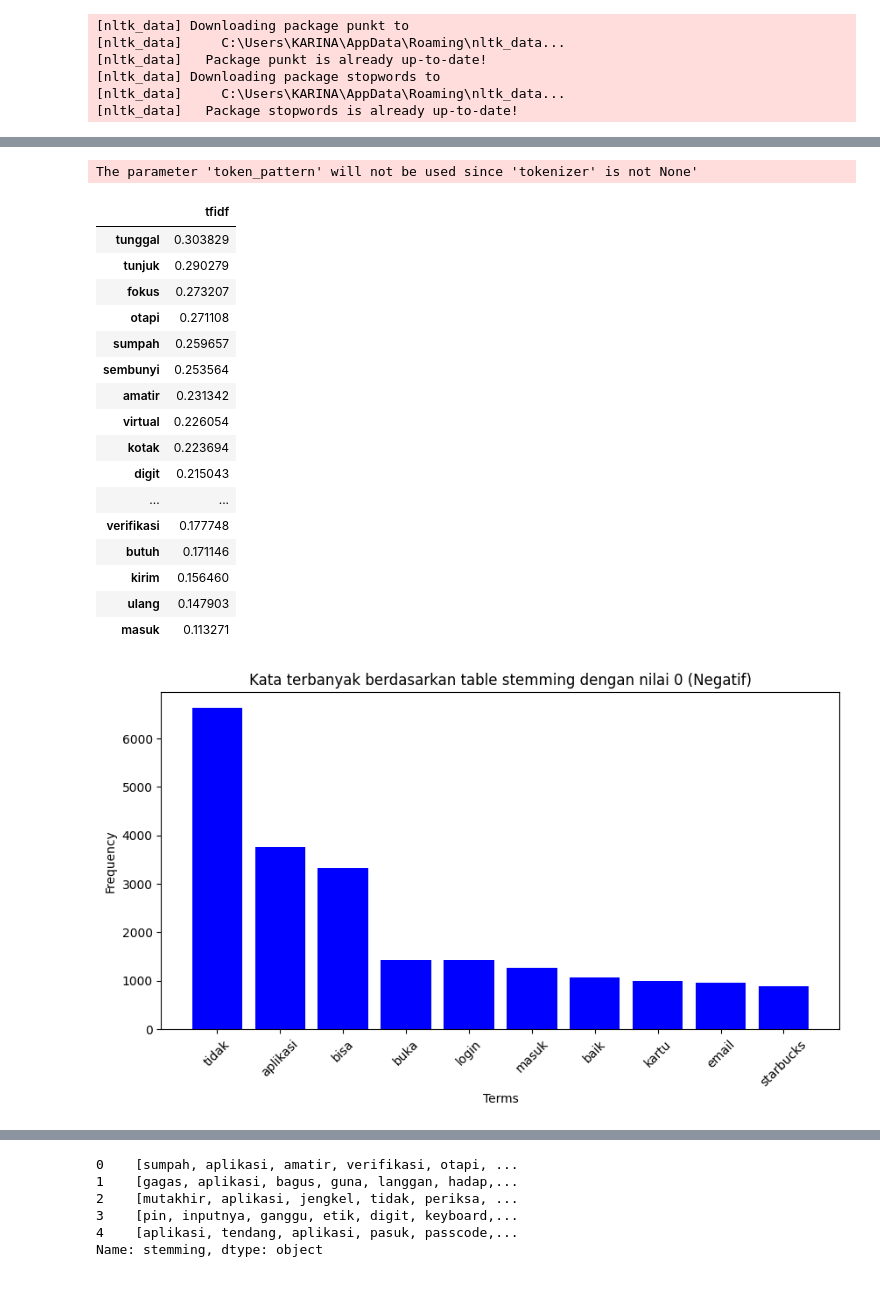
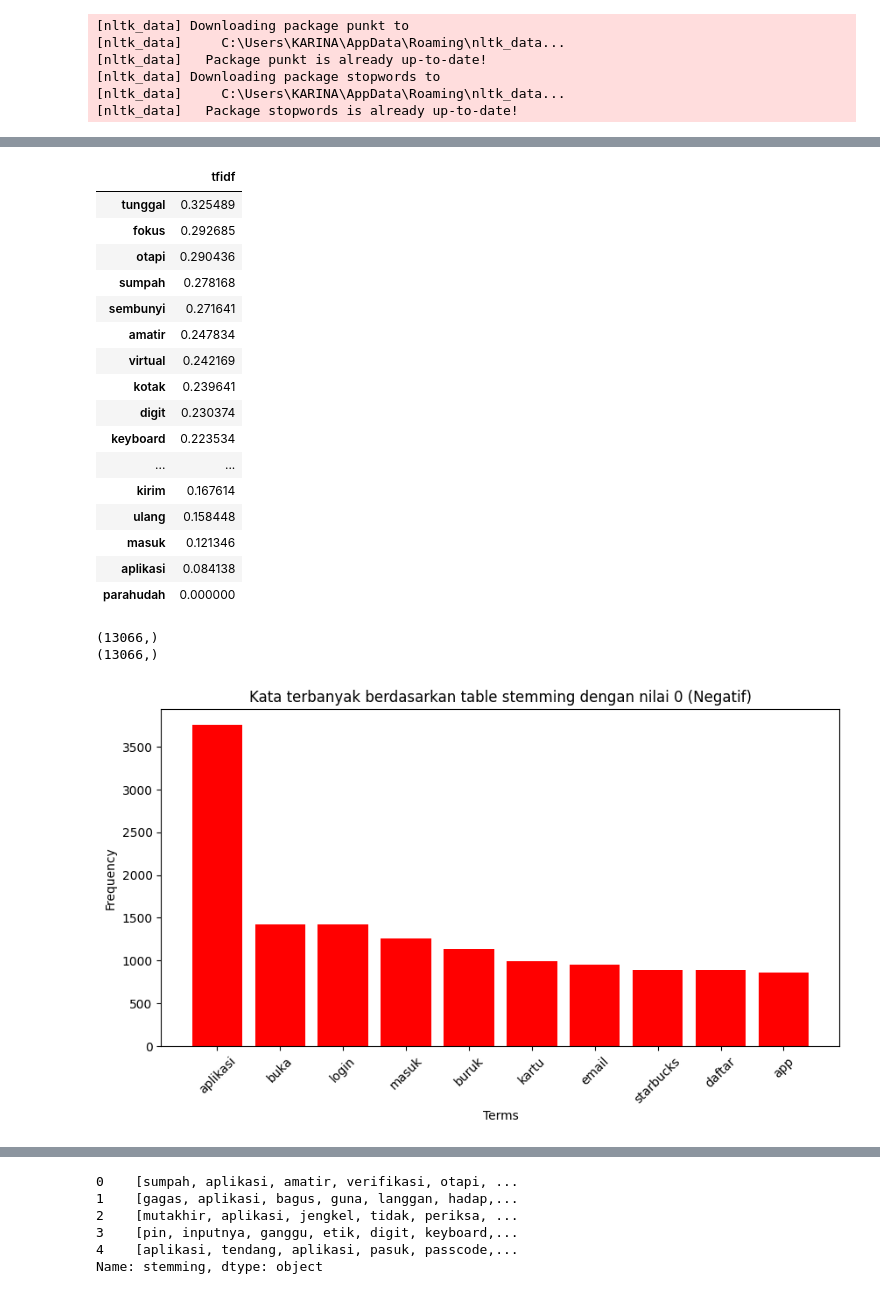
Before and after one commit to alamcahyo/Private_prjct_Alam_coffee, a Jupyter notebook: Skripsi Full/Skripsi_Full.ipynb, the cells around one changed output, grey strips where cells are left out. Cells and saved outputs as stored; diff of their text form; code cells hidden in the pictures.

```diff
--- a/Skripsi Full/Skripsi_Full.ipynb
+++ b/Skripsi Full/Skripsi_Full.ipynb
@@ -111,8 +112,9 @@ import nltk
 nltk.download('stopwords')
 from nltk.corpus import stopwords
 stop = stopwords.words('indonesian')
-stop.remove('tidak')
-stop.remove('bisa')
+stop.append('baik')
+stop.append('baik ')
+stop.append(' baik')
 df['stopwords'] = df['cleaning'].apply(lambda x:' '.join([word for word in x.split() if word not in (stop)]))
 df.head(10)
 # %% [output]
@@ -283,7 +285,7 @@ df.head()
 | 4 | The apps keeps kicking me out fro... | Aplikasi terus menendang saya kel... | negative | aplikasi terus menendang saya kel... | aplikasi menendang aplikasi memas... | ['aplikasi', 'menendang', 'aplika... | aplikasi tendang aplikasi pasuk p... |
 # %%
 # Assuming 'df' is your DataFrame and 'column_name' is the name of the float column
-df['stemming'] = df['stemming'].astype(str)
+df['stemming_fix'] = df['stemming_fix'].astype(str)
 # %%
 nb=df.drop(columns=['review_description','text','cleaning','stopwords','tokenization'])
 nb.columns=['sentiment','stemming']
@@ -303,0 +306,11 @@ nb.head(10)
+# %%
+# STOPWORDS
+import nltk
+nltk.download('stopwords')
+from nltk.corpus import stopwords
+stop = stopwords.words('indonesian')
+stop.append('baik')
+stop.append('baik ')
+stop.append(' baik')
+df['stemming_fix'] = df['stemming'].apply(lambda x:' '.join([word for word in x.split() if word not in (stop)]))
+df.head()
@@ -306,7 +329,7 @@ import pandas as pd
 from sklearn.feature_extraction.text import CountVectorizer, TfidfTransformer
 
 # Asumsikan df sudah diinisialisasi dan memiliki kolom 'stemming'
-text = df['stemming']
+text = df['stemming_fix']
 
 # Inisialisasi CountVectorizer
 count = CountVectorizer(tokenizer=lambda x: x.split())
@@ -340,21 +363,20 @@ df_tfidf.sort_values(by=['tfidf'], ascending=False, inplace=True)
 # Menampilkan DataFrame TF-IDF
 df_tfidf.head(20)
 # %% [output]
-The parameter 'token_pattern' will not be used since 'tokenizer' is not None'
 |  | tfidf |
-| tunggal | 0.303829 |
-| tunjuk | 0.290279 |
-| fokus | 0.273207 |
-| otapi | 0.271108 |
-| sumpah | 0.259657 |
-| sembunyi | 0.253564 |
-| amatir | 0.231342 |
-| virtual | 0.226054 |
-| kotak | 0.223694 |
-| digit | 0.215043 |
+| tunggal | 0.325489 |
+| fokus | 0.292685 |
+| otapi | 0.290436 |
+| sumpah | 0.278168 |
+| sembunyi | 0.271641 |
+| amatir | 0.247834 |
+| virtual | 0.242169 |
+| kotak | 0.239641 |
+| digit | 0.230374 |
+| keyboard | 0.223534 |
 | ... | ... |
-| verifikasi | 0.177748 |
-| butuh | 0.171146 |
-| kirim | 0.156460 |
-| ulang | 0.147903 |
-| masuk | 0.113271 |
+| kirim | 0.167614 |
+| ulang | 0.158448 |
+| masuk | 0.121346 |
+| aplikasi | 0.084138 |
+| parahudah | 0.000000 |
@@ -361,33 +388,39 @@ The parameter 'token_pattern' will not be used since 'tokenizer' is not None'
+# %%
+print(X.shape)
+print(y.shape)
+# %% [output]
+(13066,)
+(13066,)
 # %%
 import pandas as pd
 from collections import Counter
 import matplotlib.pyplot as plt
 
 
 # Filter to get rows where label is 0
-stemmed_texts = nb[nb['sentiment'] == 0]['stemming']
+stemmed_texts = df[nb['sentiment'] == 0]['stemming_fix']
 
 # Tokenize and count frequencies
 word_counts = Counter()
 for text in stemmed_texts:
     word_counts.update(text.split())
 
 # Get the most common terms
 most_common_words = word_counts.most_common(10)  # you can adjust the number
 
 # Preparing data for plotting
 words, counts = zip(*most_common_words)
 
 # Plotting
 plt.figure(figsize=(10, 5))
-plt.bar(words, counts, color='blue')
+plt.bar(words, counts, color='red')
 plt.xlabel('Terms')
 plt.ylabel('Frequency')
 plt.title('Kata terbanyak berdasarkan table stemming dengan nilai 0 (Negatif)')
 plt.xticks(rotation=45)
 plt.show()
 # %% [output]
-[figure, old version]
+[figure, new version]
 # %%
 import pandas as pd
 from collections import Counter
```
Also changed, not shown: parts of 17 cells of this notebook, 3 other files.
